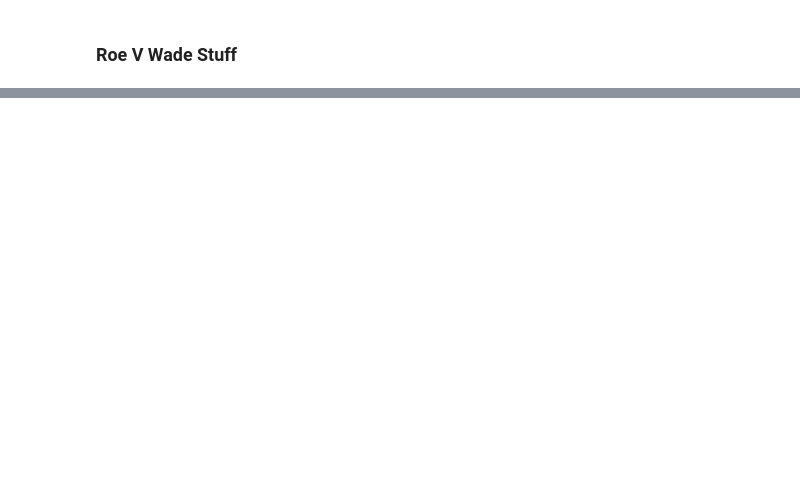
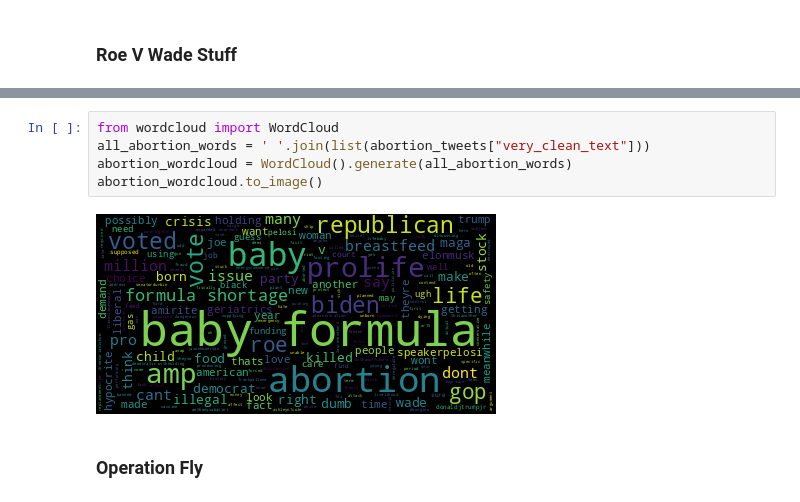
Before and after one commit to THE-COB/BabyFormula, a Jupyter notebook: rohan_notebook.ipynb, the cells around one changed output, grey strips where cells are left out. Saved outputs shown, nothing was run; the diff lists cells and outputs as text; blank space fills up the shorter version.

```diff
--- a/rohan_notebook.ipynb
+++ b/rohan_notebook.ipynb
@@ -197,0 +206,9 @@ abortion_tweets["text"].apply(lambda x: display(x))
+# %%
+from wordcloud import WordCloud
+all_abortion_words = ' '.join(list(abortion_tweets["very_clean_text"]))
+abortion_wordcloud = WordCloud().generate(all_abortion_words)
+abortion_wordcloud.to_image()
+# %% [output]
+[figure, added]
+# %% [markdown]
+### Operation Fly
```
Also changed, not shown: parts of 21 cells of this notebook, 1 other file.
